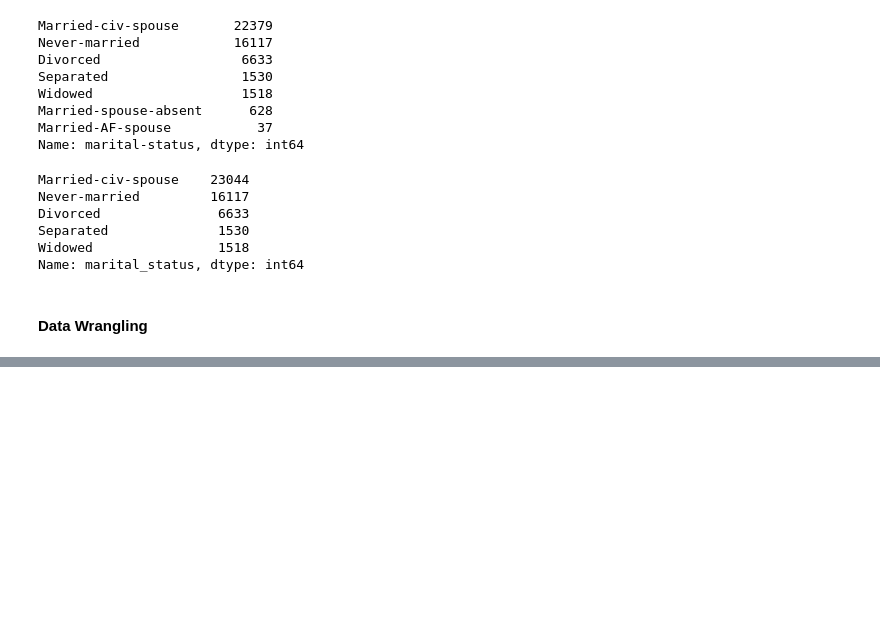
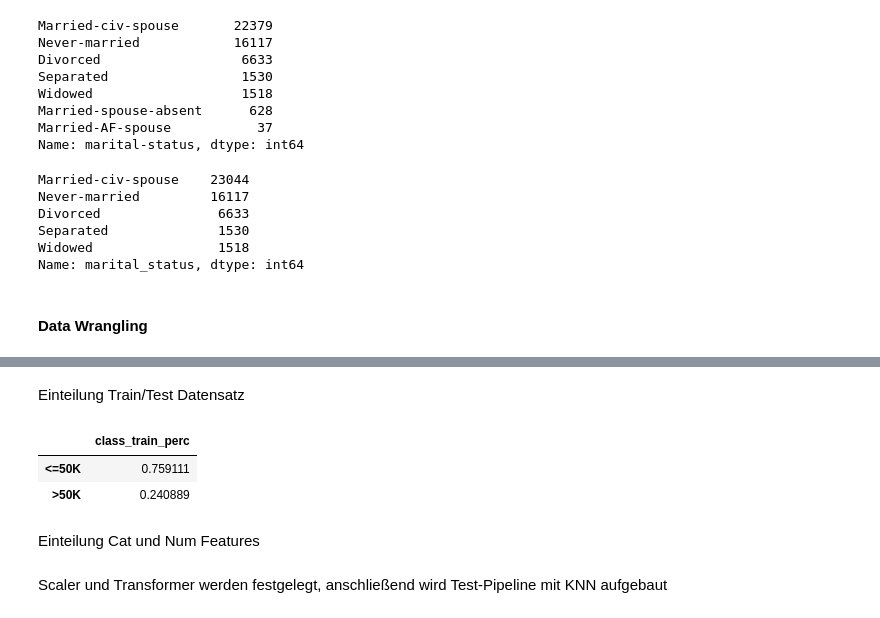
Before and after one commit to LennartRes/Abschlussarbeit, a Jupyter notebook: End-to-End_ML_Project.ipynb, the cells around one changed output, grey strips where cells are left out. Saved outputs shown, nothing was run; the diff lists cells and outputs as text; code cells hidden in the pictures; blank space fills up the shorter version.

```diff
--- a/End-to-End_ML_Project.ipynb
+++ b/End-to-End_ML_Project.ipynb
@@ -303,0 +341,17 @@ Name: marital_status, dtype: int64
+# %%
+indexNames = df_raw[df_raw['native-country'] == 'Holand-Netherlands'].index
+
+df_raw.drop(indexNames , inplace=True)
+# %% [markdown]
+Einteilung Train/Test Datensatz
+# %%
+train_data, test_data = train_test_split(df_raw, test_size=0.8, random_state=42)
+train_dist = pd.DataFrame(train_data["class"].value_counts() / len(train_data))
+train_dist.columns = ["class_train_perc"]
+display(train_dist[:2])
+# %% [output]
+|  | class_train_perc |
+| <=50K | 0.759111 |
+| >50K | 0.240889 |
+# %% [markdown]
+Einteilung Cat und Num Features
@@ -303,0 +364,2 @@ Name: marital_status, dtype: int64
+# %% [markdown]
+Scaler und Transformer werden festgelegt, anschließend wird Test-Pipeline mit KNN aufgebaut
```
Also changed, not shown: parts of 43 cells of this notebook.
